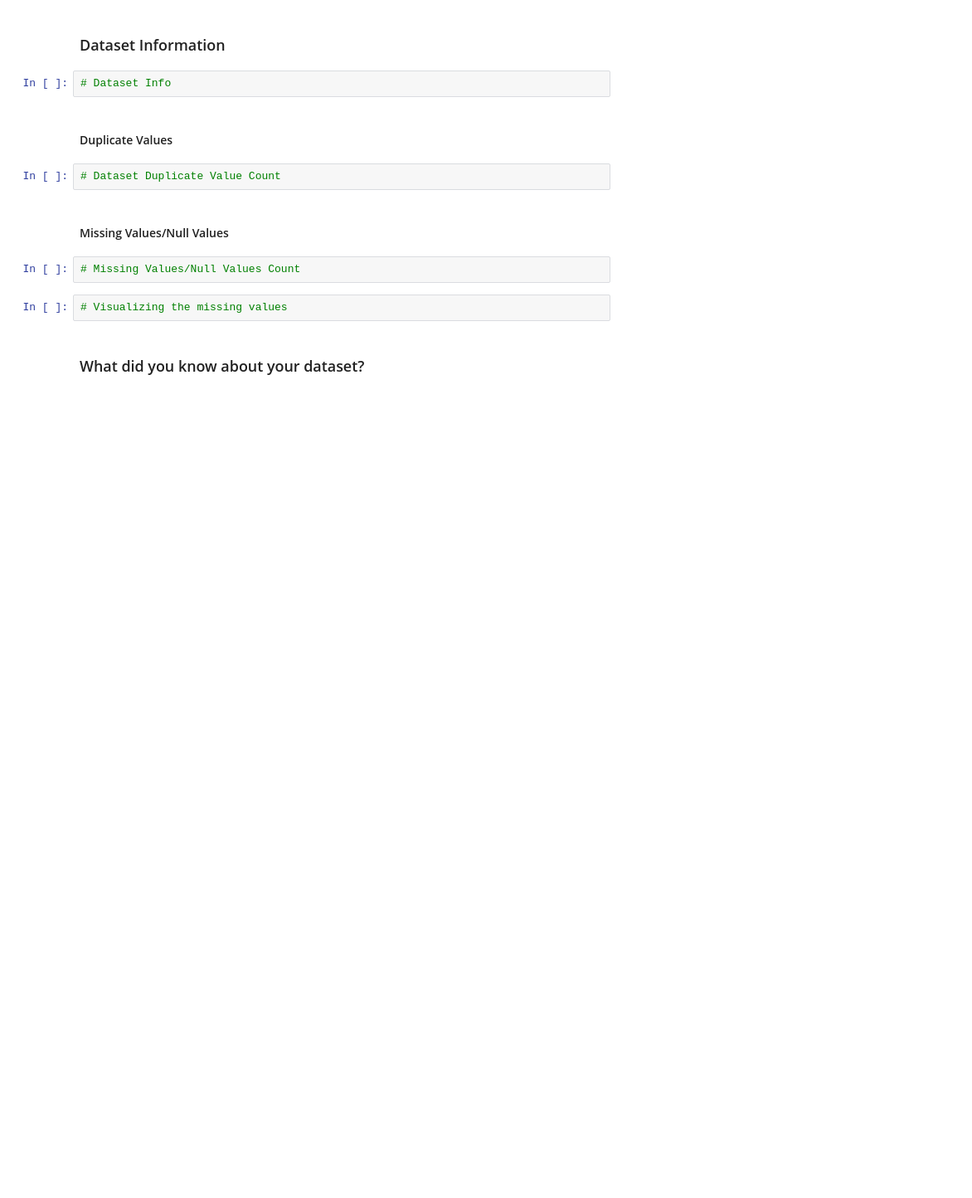
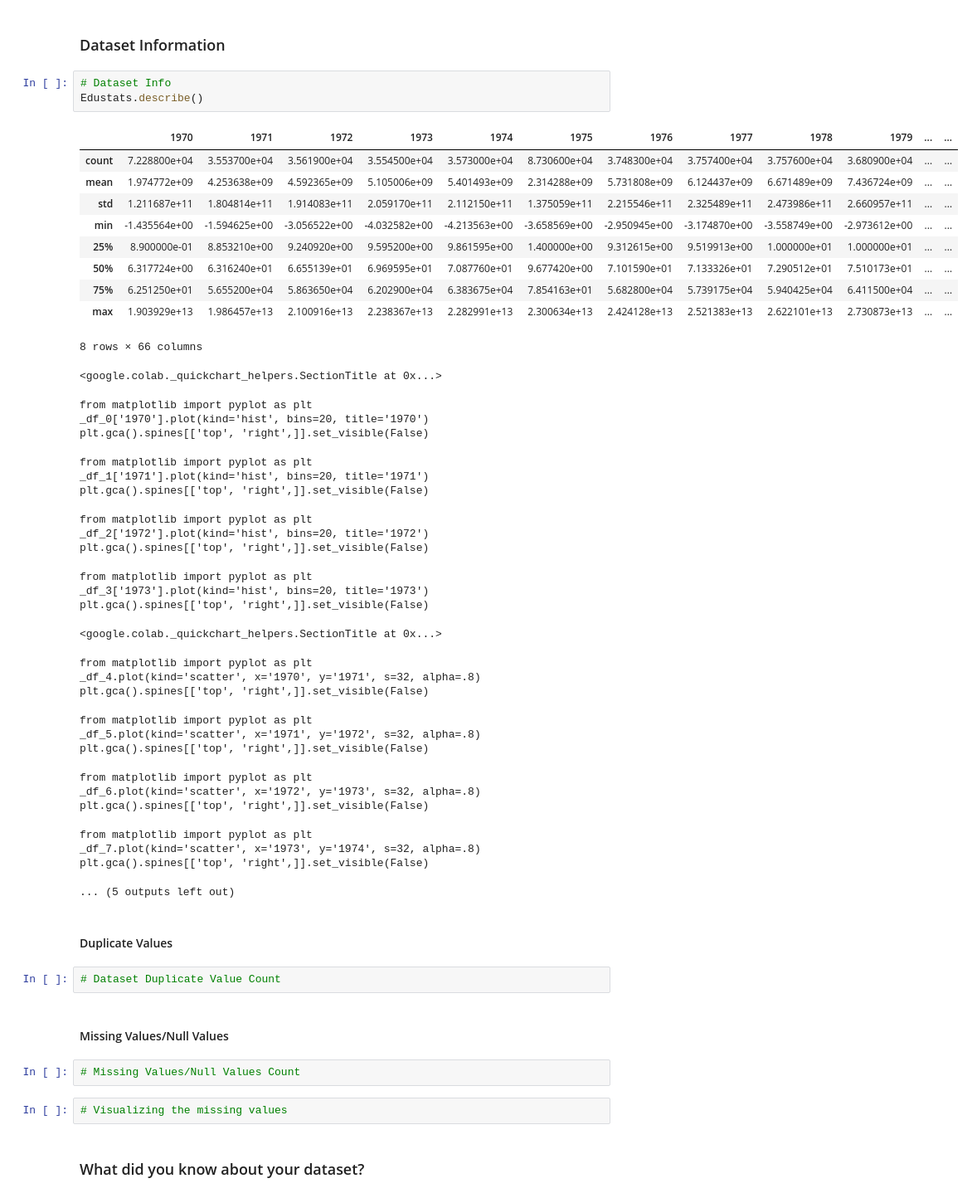
Before and after one commit to bhupesh-oo7/Capstone-EDA, a Jupyter notebook: Capstone_Project_EDA.ipynb, the cells around one changed output. Shown: that part at 83% size. Drawn from its saved outputs; the diff is of its cells as text; blank space fills up the shorter version.

```diff
--- a/Capstone_Project_EDA.ipynb
+++ b/Capstone_Project_EDA.ipynb
@@ -79,6 +105,45 @@ M - Multivariate Analysis
 ### Dataset Information
 # %%
 # Dataset Info
+Edustats.describe()
+# %% [output]
+|  | 1970 | 1971 | 1972 | 1973 | 1974 | 1975 | 1976 | 1977 | 1978 | 1979 | ... | ... |
+| count | 7.228800e+04 | 3.553700e+04 | 3.561900e+04 | 3.554500e+04 | 3.573000e+04 | 8.730600e+04 | 3.748300e+04 | 3.757400e+04 | 3.757600e+04 | 3.680900e+04 | ... | ... |
+| mean | 1.974772e+09 | 4.253638e+09 | 4.592365e+09 | 5.105006e+09 | 5.401493e+09 | 2.314288e+09 | 5.731808e+09 | 6.124437e+09 | 6.671489e+09 | 7.436724e+09 | ... | ... |
+| std | 1.211687e+11 | 1.804814e+11 | 1.914083e+11 | 2.059170e+11 | 2.112150e+11 | 1.375059e+11 | 2.215546e+11 | 2.325489e+11 | 2.473986e+11 | 2.660957e+11 | ... | ... |
+| min | -1.435564e+00 | -1.594625e+00 | -3.056522e+00 | -4.032582e+00 | -4.213563e+00 | -3.658569e+00 | -2.950945e+00 | -3.174870e+00 | -3.558749e+00 | -2.973612e+00 | ... | ... |
+| 25% | 8.900000e-01 | 8.853210e+00 | 9.240920e+00 | 9.595200e+00 | 9.861595e+00 | 1.400000e+00 | 9.312615e+00 | 9.519913e+00 | 1.000000e+01 | 1.000000e+01 | ... | ... |
+| 50% | 6.317724e+00 | 6.316240e+01 | 6.655139e+01 | 6.969595e+01 | 7.087760e+01 | 9.677420e+00 | 7.101590e+01 | 7.133326e+01 | 7.290512e+01 | 7.510173e+01 | ... | ... |
+| 75% | 6.251250e+01 | 5.655200e+04 | 5.863650e+04 | 6.202900e+04 | 6.383675e+04 | 7.854163e+01 | 5.682800e+04 | 5.739175e+04 | 5.940425e+04 | 6.411500e+04 | ... | ... |
+| max | 1.903929e+13 | 1.986457e+13 | 2.100916e+13 | 2.238367e+13 | 2.282991e+13 | 2.300634e+13 | 2.424128e+13 | 2.521383e+13 | 2.622101e+13 | 2.730873e+13 | ... | ... |
+8 rows × 66 columns
+<google.colab._quickchart_helpers.SectionTitle at 0x...>
+from matplotlib import pyplot as plt
+_df_0['1970'].plot(kind='hist', bins=20, title='1970')
+plt.gca().spines[['top', 'right',]].set_visible(False)
+from matplotlib import pyplot as plt
+_df_1['1971'].plot(kind='hist', bins=20, title='1971')
+plt.gca().spines[['top', 'right',]].set_visible(False)
+from matplotlib import pyplot as plt
+_df_2['1972'].plot(kind='hist', bins=20, title='1972')
+plt.gca().spines[['top', 'right',]].set_visible(False)
+from matplotlib import pyplot as plt
+_df_3['1973'].plot(kind='hist', bins=20, title='1973')
+plt.gca().spines[['top', 'right',]].set_visible(False)
+<google.colab._quickchart_helpers.SectionTitle at 0x...>
+from matplotlib import pyplot as plt
+_df_4.plot(kind='scatter', x='1970', y='1971', s=32, alpha=.8)
+plt.gca().spines[['top', 'right',]].set_visible(False)
+from matplotlib import pyplot as plt
+_df_5.plot(kind='scatter', x='1971', y='1972', s=32, alpha=.8)
+plt.gca().spines[['top', 'right',]].set_visible(False)
+from matplotlib import pyplot as plt
+_df_6.plot(kind='scatter', x='1972', y='1973', s=32, alpha=.8)
+plt.gca().spines[['top', 'right',]].set_visible(False)
+from matplotlib import pyplot as plt
+_df_7.plot(kind='scatter', x='1973', y='1974', s=32, alpha=.8)
+plt.gca().spines[['top', 'right',]].set_visible(False)
+... (5 outputs left out)
 # %% [markdown]
 #### Duplicate Values
 # %%
```
Also changed, not shown: parts of 10 cells of this notebook.
